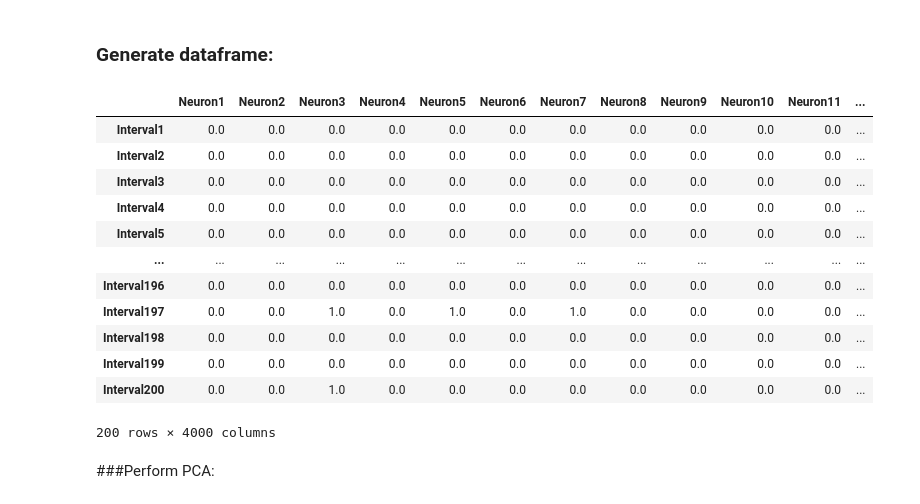
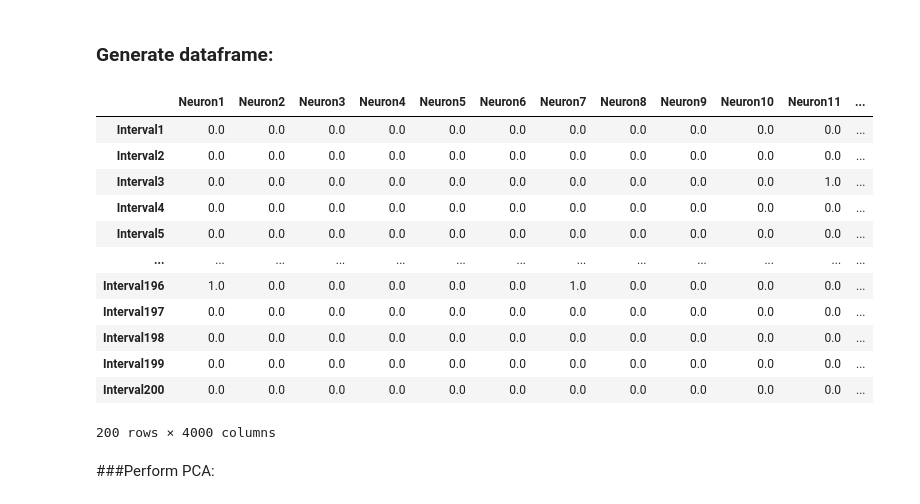
Before and after one commit to LeyloJohnny/Computational-Neuroscience, a Jupyter notebook: Dimensionality_reduction.ipynb, the cells around one changed output. Drawn from its saved outputs; the diff is of its cells as text; code cells hidden in the pictures.

```diff
--- a/Dimensionality_reduction.ipynb
+++ b/Dimensionality_reduction.ipynb
@@ -272,34 +268,34 @@ from sklearn.preprocessing import StandardScaler
 # %%
 #define titles for columns and rows in the dataframe that will be generated from the spike count matrix
 cols = ['Neuron{}'.format(int(col+1)) for col in range(neurons)] #rows represent the neurons (= features)
 rows = ['Interval{}'.format(int(row+1)) for row in range(intervals)] #columns represent the time intervals/time bins (= samples)
 
 #create list for the data to be analyzed for each model
 models_data = []
 
 #for every model
 for i in range(len(models)):
   #create a dataframe from the spike count matrix
   current = spike_count_matrix[i]
   data = pd.DataFrame(data = current, index = rows, columns = cols)
   #add the dataframe to the list (containing one dataframe per model)
   models_data.append(data)
 
 #exemplarily show the dataframe for the second model
-models_data[1].head(neurons)
+models_data[2].head(neurons)
 # %% [output]
 |  | Neuron1 | Neuron2 | Neuron3 | Neuron4 | Neuron5 | Neuron6 | Neuron7 | Neuron8 | Neuron9 | Neuron10 | Neuron11 | ... |
 | Interval1 | 0.0 | 0.0 | 0.0 | 0.0 | 0.0 | 0.0 | 0.0 | 0.0 | 0.0 | 0.0 | 0.0 | ... |
 | Interval2 | 0.0 | 0.0 | 0.0 | 0.0 | 0.0 | 0.0 | 0.0 | 0.0 | 0.0 | 0.0 | 0.0 | ... |
-| Interval3 | 0.0 | 0.0 | 0.0 | 0.0 | 0.0 | 0.0 | 0.0 | 0.0 | 0.0 | 0.0 | 0.0 | ... |
+| Interval3 | 0.0 | 0.0 | 0.0 | 0.0 | 0.0 | 0.0 | 0.0 | 0.0 | 0.0 | 0.0 | 1.0 | ... |
 | Interval4 | 0.0 | 0.0 | 0.0 | 0.0 | 0.0 | 0.0 | 0.0 | 0.0 | 0.0 | 0.0 | 0.0 | ... |
 | Interval5 | 0.0 | 0.0 | 0.0 | 0.0 | 0.0 | 0.0 | 0.0 | 0.0 | 0.0 | 0.0 | 0.0 | ... |
 | ... | ... | ... | ... | ... | ... | ... | ... | ... | ... | ... | ... | ... |
-| Interval196 | 0.0 | 0.0 | 0.0 | 0.0 | 0.0 | 0.0 | 0.0 | 0.0 | 0.0 | 0.0 | 0.0 | ... |
-| Interval197 | 0.0 | 0.0 | 1.0 | 0.0 | 1.0 | 0.0 | 1.0 | 0.0 | 0.0 | 0.0 | 0.0 | ... |
+| Interval196 | 1.0 | 0.0 | 0.0 | 0.0 | 0.0 | 0.0 | 1.0 | 0.0 | 0.0 | 0.0 | 0.0 | ... |
+| Interval197 | 0.0 | 0.0 | 0.0 | 0.0 | 0.0 | 0.0 | 0.0 | 0.0 | 0.0 | 0.0 | 0.0 | ... |
 | Interval198 | 0.0 | 0.0 | 0.0 | 0.0 | 0.0 | 0.0 | 0.0 | 0.0 | 0.0 | 0.0 | 0.0 | ... |
 | Interval199 | 0.0 | 0.0 | 0.0 | 0.0 | 0.0 | 0.0 | 0.0 | 0.0 | 0.0 | 0.0 | 0.0 | ... |
-| Interval200 | 0.0 | 0.0 | 1.0 | 0.0 | 0.0 | 0.0 | 0.0 | 0.0 | 0.0 | 0.0 | 0.0 | ... |
+| Interval200 | 0.0 | 0.0 | 0.0 | 0.0 | 0.0 | 0.0 | 0.0 | 0.0 | 0.0 | 0.0 | 0.0 | ... |
 200 rows × 4000 columns
 # %% [markdown]
 ###Perform PCA:
```
Also changed, not shown: parts of 8 cells of this notebook.
